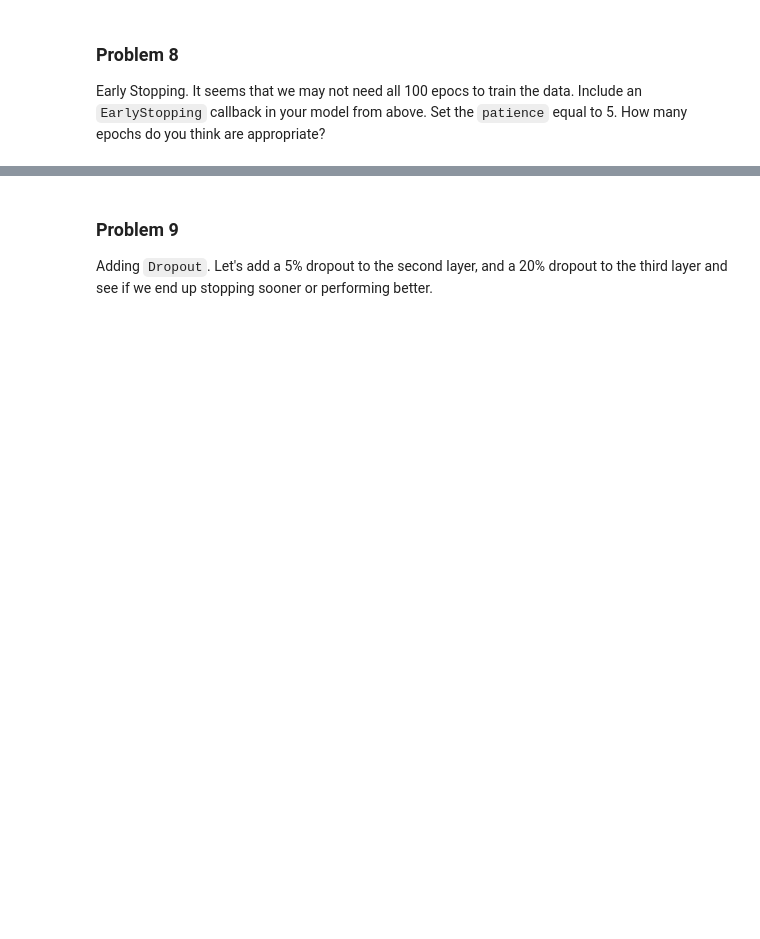
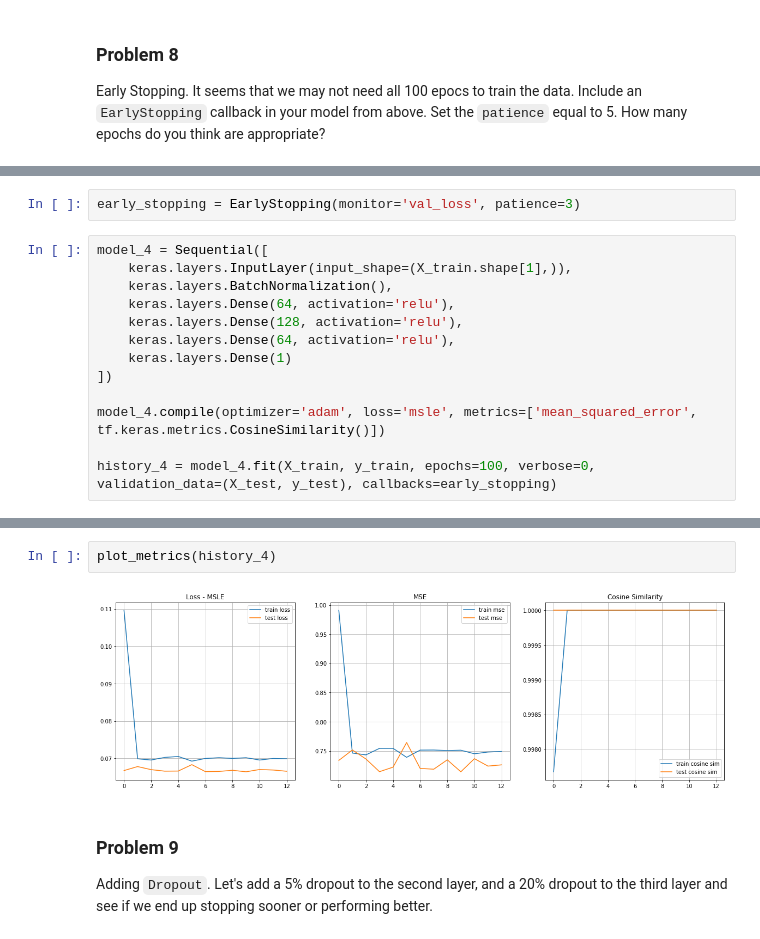
Before and after one commit to viviloaf/general-assembly, a Jupyter notebook: labs/7.02-ann-regression-lab-master/ann_regression_lab-clean.ipynb, the cells around one changed output, grey strips where cells are left out. Saved outputs shown, nothing was run; the diff lists cells and outputs as text; blank space fills up the shorter version.

```diff
--- a/labs/7.02-ann-regression-lab-master/ann_regression_lab-clean.ipynb
+++ b/labs/7.02-ann-regression-lab-master/ann_regression_lab-clean.ipynb
@@ -61,0 +298,15 @@ Early Stopping.  It seems that we may not need all 100 epocs to train the data.
+# %%
+early_stopping = EarlyStopping(monitor='val_loss', patience=3)
+# %%
+model_4 = Sequential([
+    keras.layers.InputLayer(input_shape=(X_train.shape[1],)),
+    keras.layers.BatchNormalization(),
+    keras.layers.Dense(64, activation='relu'),
+    keras.layers.Dense(128, activation='relu'),
+    keras.layers.Dense(64, activation='relu'),
+    keras.layers.Dense(1)
+])
+
+model_4.compile(optimizer='adam', loss='msle', metrics=['mean_squared_error', tf.keras.metrics.CosineSimilarity()])
+
+history_4 = model_4.fit(X_train, y_train, epochs=100, verbose=0, validation_data=(X_test, y_test), callbacks=early_stopping)
@@ -62,3 +334,7 @@ Early Stopping.  It seems that we may not need all 100 epocs to train the data.
+# %%
+plot_metrics(history_4)
+# %% [output]
+[figure, added]
 # %% [markdown]
 ### Problem 9
 
```
Also changed, not shown: parts of 48 cells of this notebook.
